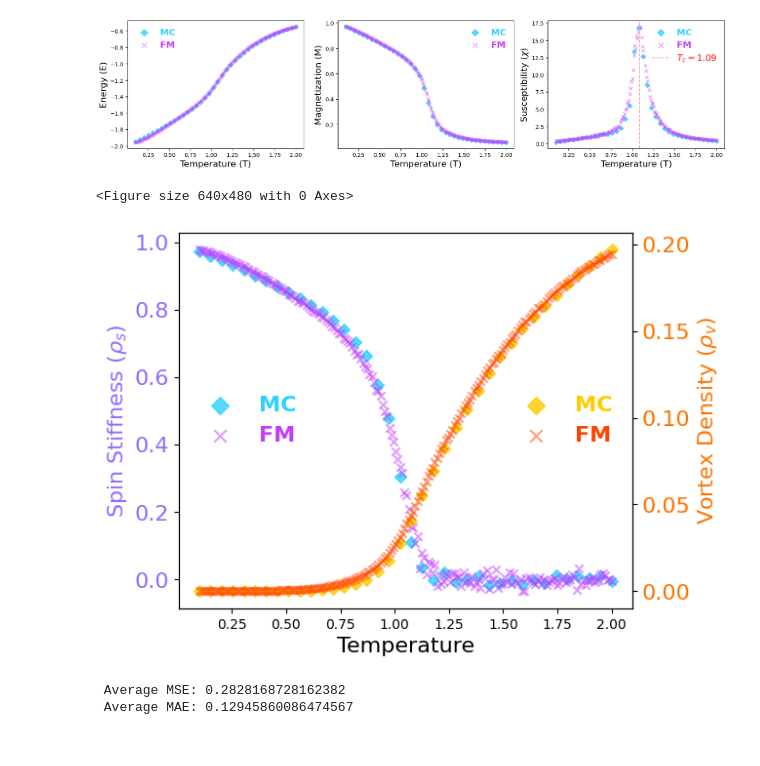
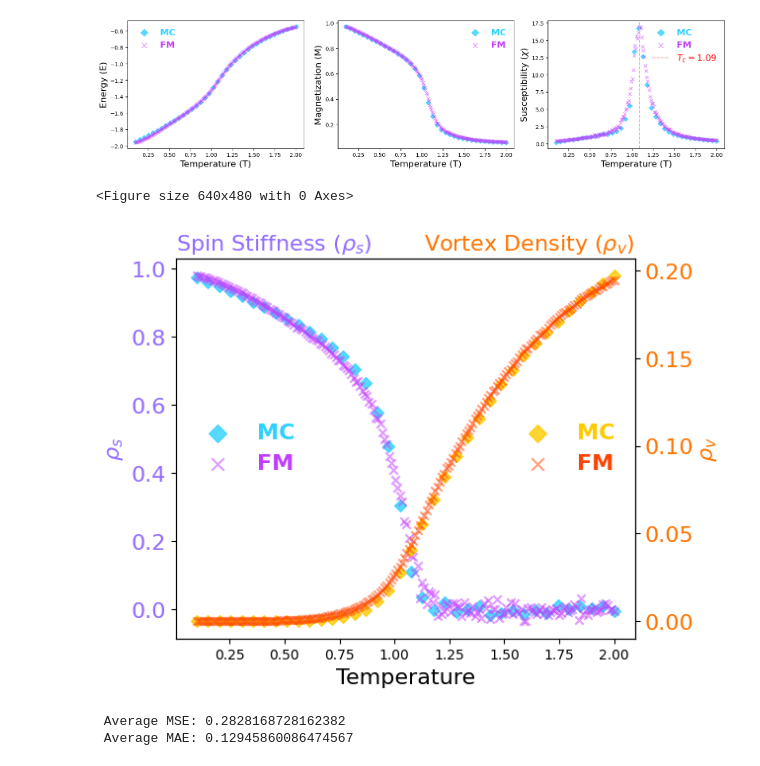
Before and after one commit to ToelUl/Flow-to-Field, a Jupyter notebook: increase_sample_density_lab.ipynb, the cells around one changed output. Cells and saved outputs as stored; diff of their text form; code cells hidden in the pictures.

Commit message:
modify plot

```diff
--- a/increase_sample_density_lab.ipynb
+++ b/increase_sample_density_lab.ipynb
@@ -584,47 +584,49 @@ mc_stiffness_color = "#2ED1FF"
 fm_stiffness_color = '#C23DFF'
 
 mc_vortex_density_color = "#FFCB00"
 fm_vortex_density_color = "#FF4300"
 
 stiffness_axis_color= "#936BFF"
 vortex_axis_color = '#FF7400'
 
 
 fig, ax1 = plt.subplots(figsize=(6, 5))
 ax1.scatter(mc_temperature_0_05, mc_stiffness_0_05, marker='D', label='MC', color=mc_stiffness_color, alpha=0.8)
 ax1.scatter(Temp_0_05, fm_stiffness_0_05, marker='x', label='FM', color=fm_stiffness_color, alpha=0.5)
 ax1.set_xlabel('Temperature', fontsize=16)
 ax1.set_ylabel(r'$\rho_s$', fontsize=16, color=stiffness_axis_color)
-ax1.set_title(r'($\rho_s$) Spin Stiffness', fontsize=16, color=stiffness_axis_color, loc='left')
+# ax1.set_ylabel(r'Spin Stiffness ($\rho_s$)', fontsize=16, color=stiffness_axis_color)
+ax1.set_title(r'Spin Stiffness ($\rho_s$)', fontsize=16, color=stiffness_axis_color, loc='left')
 ax1.tick_params(axis='y', labelsize=16, labelcolor=stiffness_axis_color)
 
 ax1.legend(
-        loc='center left',
-        prop={'weight': 'bold', 'size': 16},
-        labelcolor=[mc_stiffness_color, fm_stiffness_color],
-        markerscale=1.5,
-        frameon=False
-    )
+    loc='center left',
+    prop={'weight': 'bold', 'size': 16},
+    labelcolor=[mc_stiffness_color, fm_stiffness_color],
+    markerscale=1.5,
+    frameon=False
+)
 
 ax2 = ax1.twinx()
 ax2.scatter(mc_temperature_0_05, mc_vortex_density_0_05, marker='D', label='MC', color=mc_vortex_density_color, alpha=0.8)
 ax2.scatter(Temp_0_05, fm_vortex_density_0_05, marker='x', label='FM', color=fm_vortex_density_color, alpha=0.5)
 ax2.set_ylabel(r'$\rho_v$', fontsize=16, color=vortex_axis_color)
+# ax2.set_ylabel(r'Vortex Density ($\rho_v$)', fontsize=16, color=vortex_axis_color)
 ax2.set_title(r'Vortex Density ($\rho_v$)', fontsize=16, color=vortex_axis_color, loc='right')
 ax2.tick_params(axis='y', labelsize=16, labelcolor=vortex_axis_color)
 
 ax2.legend(
-        loc='center right',
-        prop={'weight': 'bold', 'size': 16},
-        labelcolor=[mc_vortex_density_color, fm_vortex_density_color],
-        markerscale=1.5,
-        frameon=False
-    )
+    loc='center right',
+    prop={'weight': 'bold', 'size': 16},
+    labelcolor=[mc_vortex_density_color, fm_vortex_density_color],
+    markerscale=1.5,
+    frameon=False
+)
 
 plt.show()
 # %% [output]
 <Figure size 640x480 with 0 Axes>
-[figure, old version]
+[figure, new version]
 # %%
 def mse_mae_estimator(fm_data_list, mc_data_list):
     """
```
Also changed, not shown: parts of 2 cells of this notebook.
